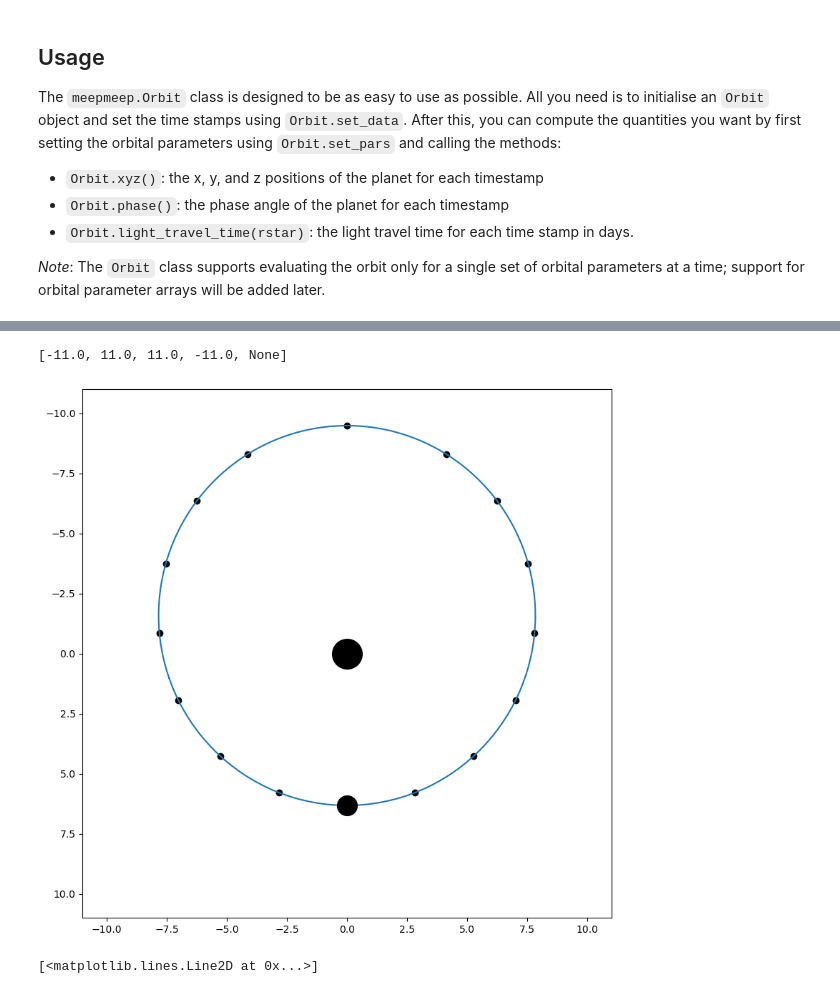
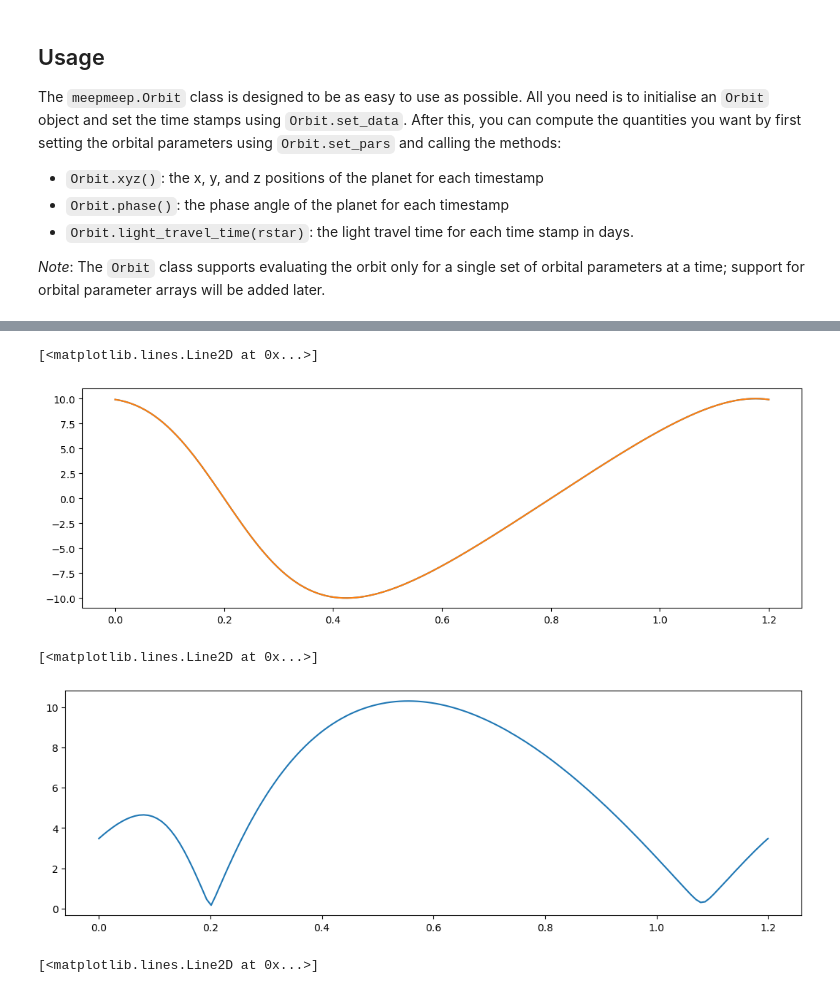
Before and after one commit to hpparvi/MeepMeep, a Jupyter notebook: notebooks/orbit.ipynb, the cells around one changed output, grey strips where cells are left out. Saved outputs shown, nothing was run; the diff lists cells and outputs as text; code cells hidden in the pictures.

```diff
--- a/notebooks/orbit.ipynb
+++ b/notebooks/orbit.ipynb
@@ -29,0 +50,18 @@ The `meepmeep.Orbit` class is designed to be as easy to use as possible. All you
+# %%
+o = Orbit(17, 'ea', derivatives=True)
+
+t0, p, a, i, e, w = 0.20, 1.2, 8.0, 0.45*pi, 0.5, 0.25*pi
+times = linspace(0.0, p, 150)
+
+o.set_data(times)
+o.set_pars(tc=t0, p=p, a=a, i=i, e=e, w=w)
+
+x, y, z, dx, dy, dz = o.xyz()
+xp, _, zp, dxp, dyp, dzp = o.xyz(array([t0]))
+
+fig, ax = subplots(figsize=(8, 8), constrained_layout=True)
+ax.plot(0, 0, 'ok', ms=30)
+ax.plot(o._coeffs[:,0], o._coeffs[:,2], 'ok')
+ax.plot(x, z)
+ax.plot(xp, zp, 'ok', ms=20)
+setp(ax, xlim=(-11, 11), ylim=(11, -11), aspect=1)
@@ -29,0 +70,4 @@ The `meepmeep.Orbit` class is designed to be as easy to use as possible. All you
+# %%
+%%timeit -n 500 -r 10
+o.set_pars(tc=t0, p=p, a=a, i=i, e=e, w=w)
+rv = o.radial_velocity(10)
@@ -30,3 +81,9 @@ The `meepmeep.Orbit` class is designed to be as easy to use as possible. All you
+# %%
+plot(times, rv)
+plot(times, rv_newton_v(times, 10.0, t0, p, e, w))
+# %% [output]
+[<matplotlib.lines.Line2D at 0x...>]
+[figure, added]
 # %%
 o = Orbit(17, 'ea')
 
@@ -34,7 +91,7 @@ t0, p, a, i, e, w = 0.20, 1.2, 8.0, 0.45*pi, 0.2, 0.5*pi
 times = linspace(0.0, p, 150)
 
 o.set_data(times)
-o.set_pars(t0, p, a, i, e, w)
+o.set_pars(tc=t0, p=p, a=a, i=i, e=e, w=w)
 
 x, y, z = o.xyz()
 xp, _, zp = o.xyz(array([t0]))
@@ -45,6 +102,3 @@ ax.plot(o._coeffs[:,0], o._coeffs[:,2], 'ok')
 ax.plot(x, z)
 ax.plot(xp, zp, 'ok', ms=20)
 setp(ax, xlim=(-11, 11), ylim=(11, -11), aspect=1)
-# %% [output]
-[-11.0, 11.0, 11.0, -11.0, None]
-[figure, removed]
@@ -51,3 +123,8 @@ setp(ax, xlim=(-11, 11), ylim=(11, -11), aspect=1)
+# %%
+plot(o.times, sqrt((array(o.xyz())[:2]**2).sum(0)))
+# %% [output]
+[<matplotlib.lines.Line2D at 0x...>]
+[figure, added]
 # %%
 xe, ye, ze = o._xyz_error()
 # %%
```
Also changed, not shown: parts of 12 cells of this notebook, 28 other files.
